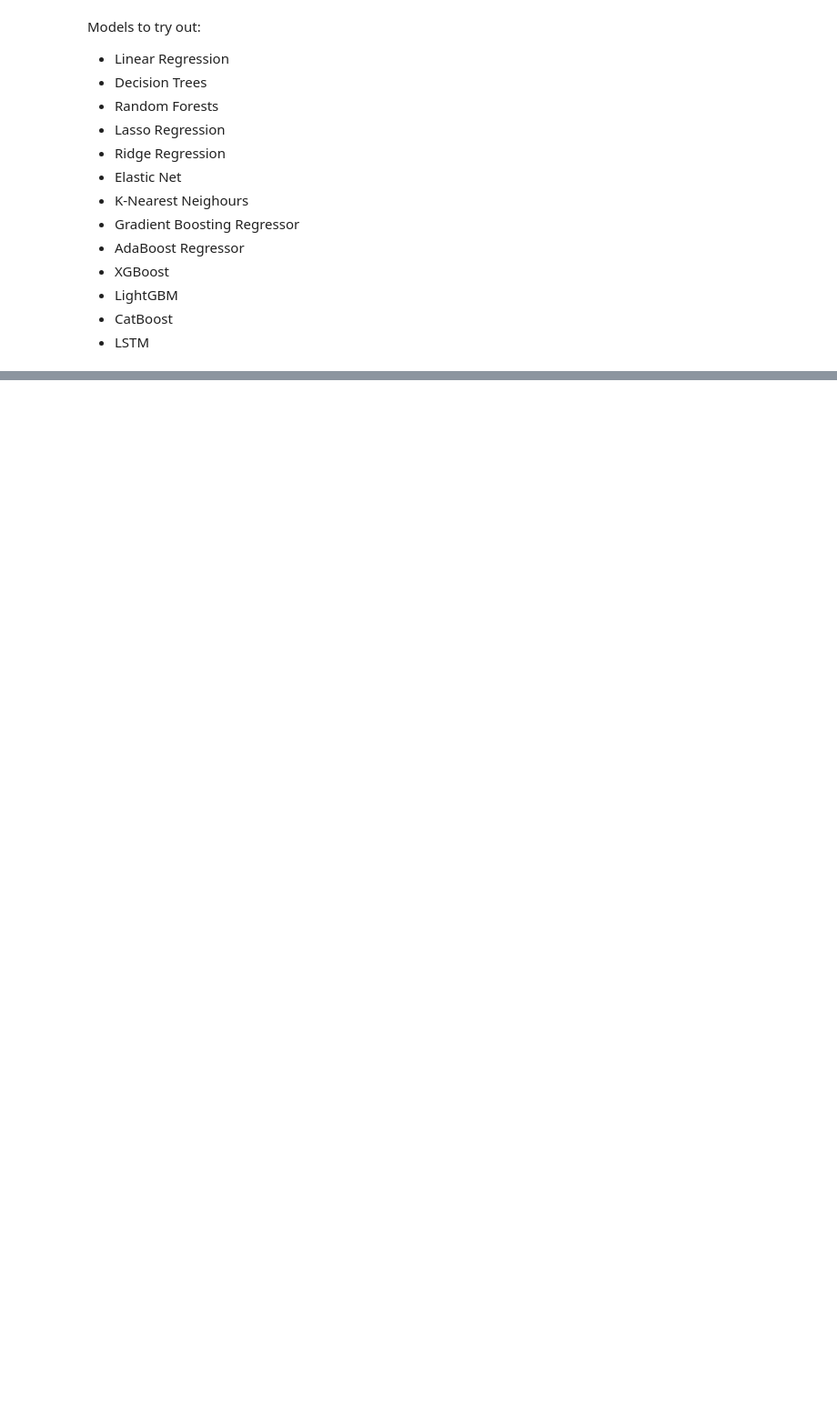
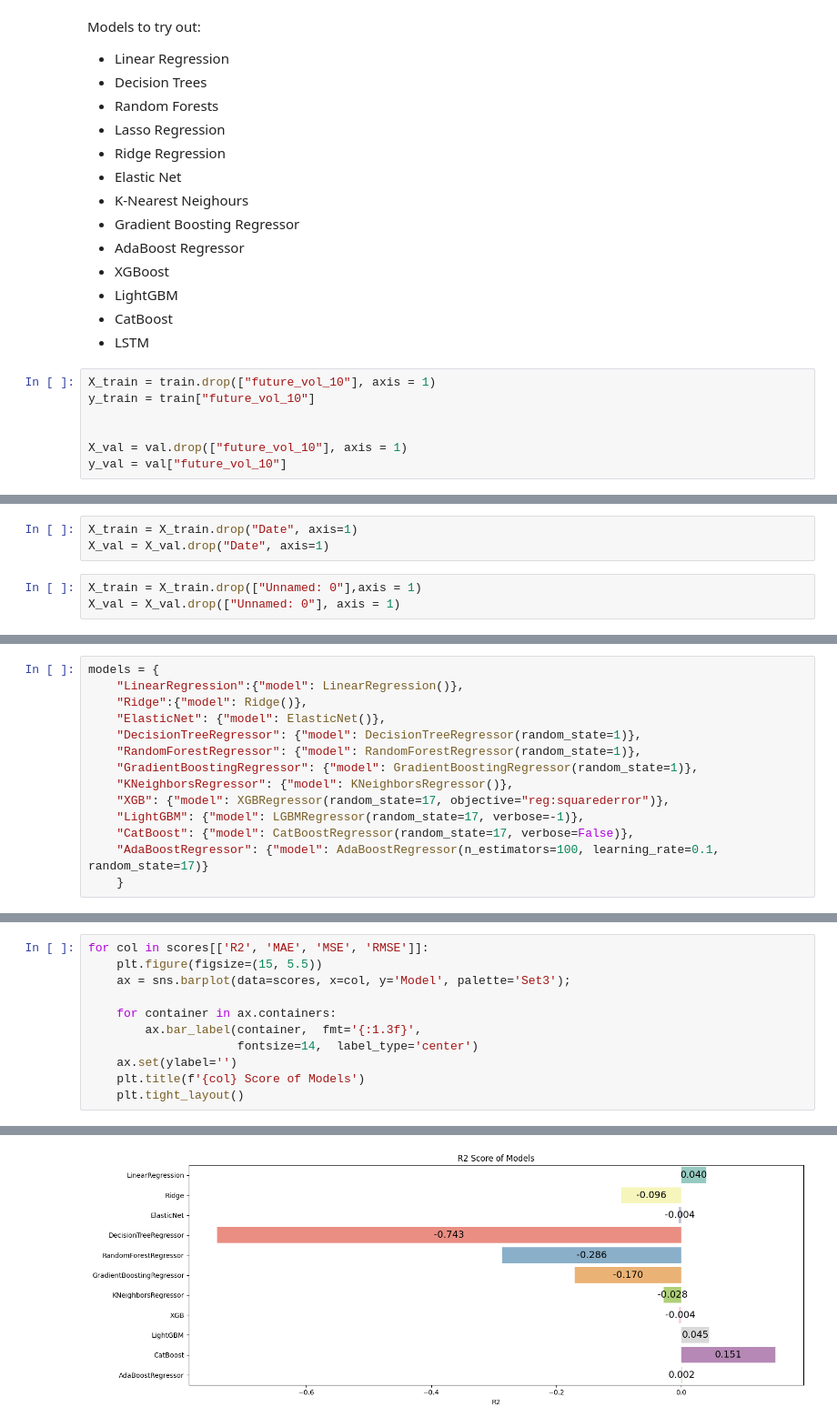
Before and after one commit to Noha-Jung3/Market-Volatility-Prediction, a Jupyter notebook: 04_ML_Models.ipynb, the cells around one changed output, grey strips where cells are left out. Shown at 91% size. Drawn from its saved outputs; the diff is of its cells as text; blank space fills up the shorter version.

Commit message:
baseline models

```diff
--- a/04_ML_Models.ipynb
+++ b/04_ML_Models.ipynb
@@ -30,3 +54,10 @@ Models to try  out:
 - LightGBM
 - CatBoost
 - LSTM
+# %%
+X_train = train.drop(["future_vol_10"], axis = 1)
+y_train = train["future_vol_10"]
+
+
+X_val = val.drop(["future_vol_10"], axis = 1)
+y_val = val["future_vol_10"]
@@ -32,0 +86,6 @@ Models to try  out:
+# %%
+X_train = X_train.drop("Date", axis=1)
+X_val = X_val.drop("Date", axis=1)
+# %%
+X_train = X_train.drop(["Unnamed: 0"],axis = 1)
+X_val = X_val.drop(["Unnamed: 0"], axis = 1)
@@ -32,0 +97,14 @@ Models to try  out:
+# %%
+models = {
+    "LinearRegression":{"model": LinearRegression()},
+    "Ridge":{"model": Ridge()},
+    "ElasticNet": {"model": ElasticNet()},
+    "DecisionTreeRegressor": {"model": DecisionTreeRegressor(random_state=1)},
+    "RandomForestRegressor": {"model": RandomForestRegressor(random_state=1)},
+    "GradientBoostingRegressor": {"model": GradientBoostingRegressor(random_state=1)},
+    "KNeighborsRegressor": {"model": KNeighborsRegressor()},
+    "XGB": {"model": XGBRegressor(random_state=17, objective="reg:squarederror")},
+    "LightGBM": {"model": LGBMRegressor(random_state=17, verbose=-1)},
+    "CatBoost": {"model": CatBoostRegressor(random_state=17, verbose=False)},
+    "AdaBoostRegressor": {"model": AdaBoostRegressor(n_estimators=100, learning_rate=0.1, random_state=17)}
+    }
@@ -32,0 +198,12 @@ Models to try  out:
+# %%
+for col in scores[['R2', 'MAE', 'MSE', 'RMSE']]:
+    plt.figure(figsize=(15, 5.5))
+    ax = sns.barplot(data=scores, x=col, y='Model', palette='Set3');
+
+    for container in ax.containers:
+        ax.bar_label(container,  fmt='{:1.3f}',
+                     fontsize=14,  label_type='center')
+    ax.set(ylabel='')
+    plt.title(f'{col} Score of Models')
+    plt.tight_layout()
+# %% [output]
@@ -32,0 +225 @@ Models to try  out:
+[figure, added]
```
Also changed, not shown: parts of 7 cells of this notebook, 4 other files.
